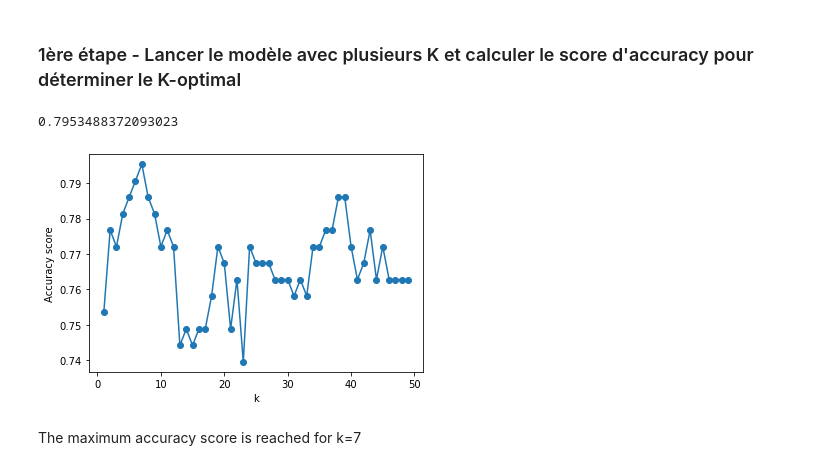
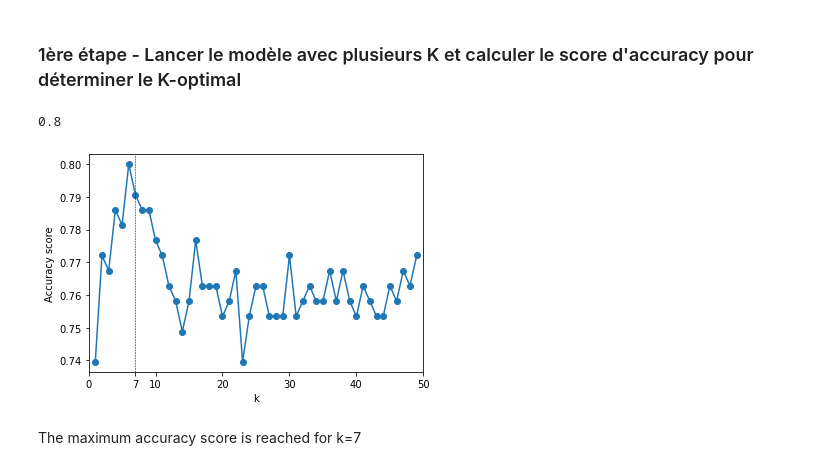
Before and after one commit to Loubert37/ML-supervized, a Jupyter notebook: KNN.ipynb, the cells around one changed output. Saved outputs shown, nothing was run; the diff lists cells and outputs as text; code cells hidden in the pictures.

```diff
--- a/KNN.ipynb
+++ b/KNN.ipynb
@@ -141,23 +165,31 @@ Name: Survived, Length: 499, dtype: int64
 # %%
 from sklearn.metrics import accuracy_score
 scores = []
 for k in range(1,50):
-    knnc = KNeighborsClassifier(n_neighbors=k, p=1)
+    knnc = KNeighborsClassifier(n_neighbors=k, p=2)
     knnc.fit(X_train, y_train)
     y_predict = knnc.predict(X_test)
     scores.append(accuracy_score(y_predict,y_test))
-    #print(k,accuracy_score(y_predict,y_test))
-
 print(max(scores))
 
 plt.plot(range(1,50), scores, marker = "o")
 plt.xlabel("k")
 plt.ylabel("Accuracy score")
+plt.axvline(x=7,color="k",linewidth = 0.5, linestyle ="--")
+xticks = list(plt.xticks()[0])
+
+# Ajouter 7 s'il n'est pas déjà présent
+if 7 not in xticks:
+    xticks.append(7)
+    xticks.sort()
+
+plt.xticks(xticks)
+plt.xlim(0, 50)
 
 plt.show()
 # %% [output]
-0.7953488372093023
+0.8
-[figure, old version]
+[figure, new version]
 # %% [markdown]
 The maximum accuracy score is reached for k=7
 # %%
```
Also changed, not shown: parts of 17 cells of this notebook.
